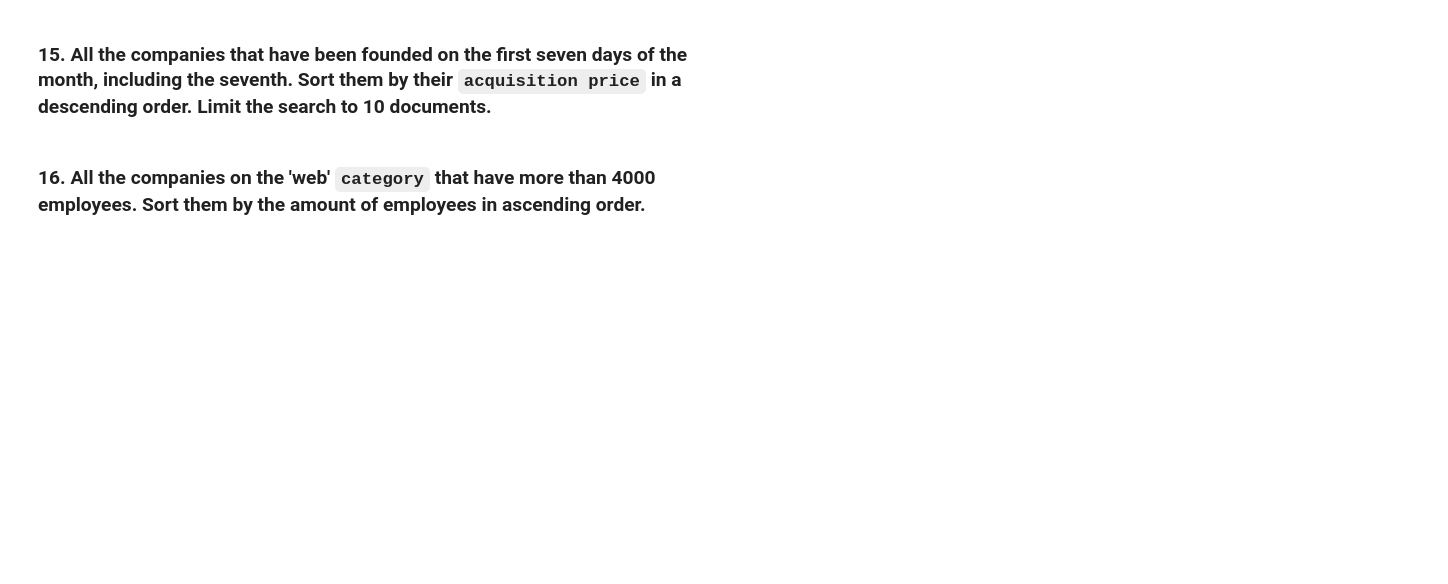
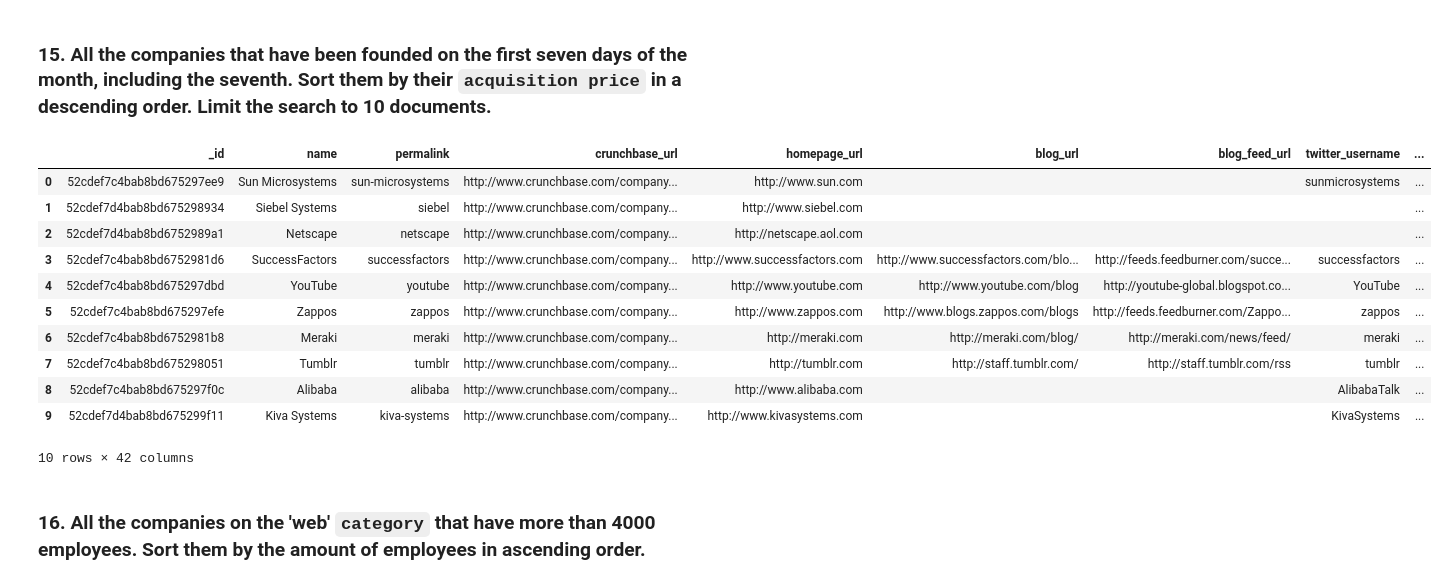
Before and after one commit to ironhack-datalabs/datamad1020-rev, a Jupyter notebook: module-2/lab-advance-querying-mongo/your_code/main.ipynb, the cells around one changed output. Cells and saved outputs as stored; diff of their text form; code cells hidden in the pictures; blank space fills up the shorter version.

```diff
--- a/module-2/lab-advance-querying-mongo/your_code/main.ipynb
+++ b/module-2/lab-advance-querying-mongo/your_code/main.ipynb
@@ -69,2 +227,19 @@ sdfs
+# %%
+ex15 = collection.find({"founded_month": {"$lt": 8}}).sort("acquisition.price_amount", -1).limit(10)
+df15 = pd.DataFrame(ex15)
+df15
+# %% [output]
+|  | _id | name | permalink | crunchbase_url | homepage_url | blog_url | blog_feed_url | twitter_username | ... |
+| 0 | 52cdef7c4bab8bd675297ee9 | Sun Microsystems | sun-microsystems | http://www.crunchbase.com/company... | http://www.sun.com |  |  | sunmicrosystems | ... |
+| 1 | 52cdef7d4bab8bd675298934 | Siebel Systems | siebel | http://www.crunchbase.com/company... | http://www.siebel.com |  |  |  | ... |
+| 2 | 52cdef7d4bab8bd6752989a1 | Netscape | netscape | http://www.crunchbase.com/company... | http://netscape.aol.com |  |  |  | ... |
+| 3 | 52cdef7c4bab8bd6752981d6 | SuccessFactors | successfactors | http://www.crunchbase.com/company... | http://www.successfactors.com | http://www.successfactors.com/blo... | http://feeds.feedburner.com/succe... | successfactors | ... |
+| 4 | 52cdef7c4bab8bd675297dbd | YouTube | youtube | http://www.crunchbase.com/company... | http://www.youtube.com | http://www.youtube.com/blog | http://youtube-global.blogspot.co... | YouTube | ... |
+| 5 | 52cdef7c4bab8bd675297efe | Zappos | zappos | http://www.crunchbase.com/company... | http://www.zappos.com | http://www.blogs.zappos.com/blogs | http://feeds.feedburner.com/Zappo... | zappos | ... |
+| 6 | 52cdef7c4bab8bd6752981b8 | Meraki | meraki | http://www.crunchbase.com/company... | http://meraki.com | http://meraki.com/blog/ | http://meraki.com/news/feed/ | meraki | ... |
+| 7 | 52cdef7c4bab8bd675298051 | Tumblr | tumblr | http://www.crunchbase.com/company... | http://tumblr.com | http://staff.tumblr.com/ | http://staff.tumblr.com/rss | tumblr | ... |
+| 8 | 52cdef7c4bab8bd675297f0c | Alibaba | alibaba | http://www.crunchbase.com/company... | http://www.alibaba.com |  |  | AlibabaTalk | ... |
+| 9 | 52cdef7d4bab8bd675299f11 | Kiva Systems | kiva-systems | http://www.crunchbase.com/company... | http://www.kivasystems.com |  |  | KivaSystems | ... |
+10 rows × 42 columns
 # %% [markdown]
 ### 16. All the companies on the 'web' `category` that have more than 4000 employees. Sort them by the amount of employees in ascending order.
```
Also changed, not shown: parts of 42 cells of this notebook, 1 other file.
